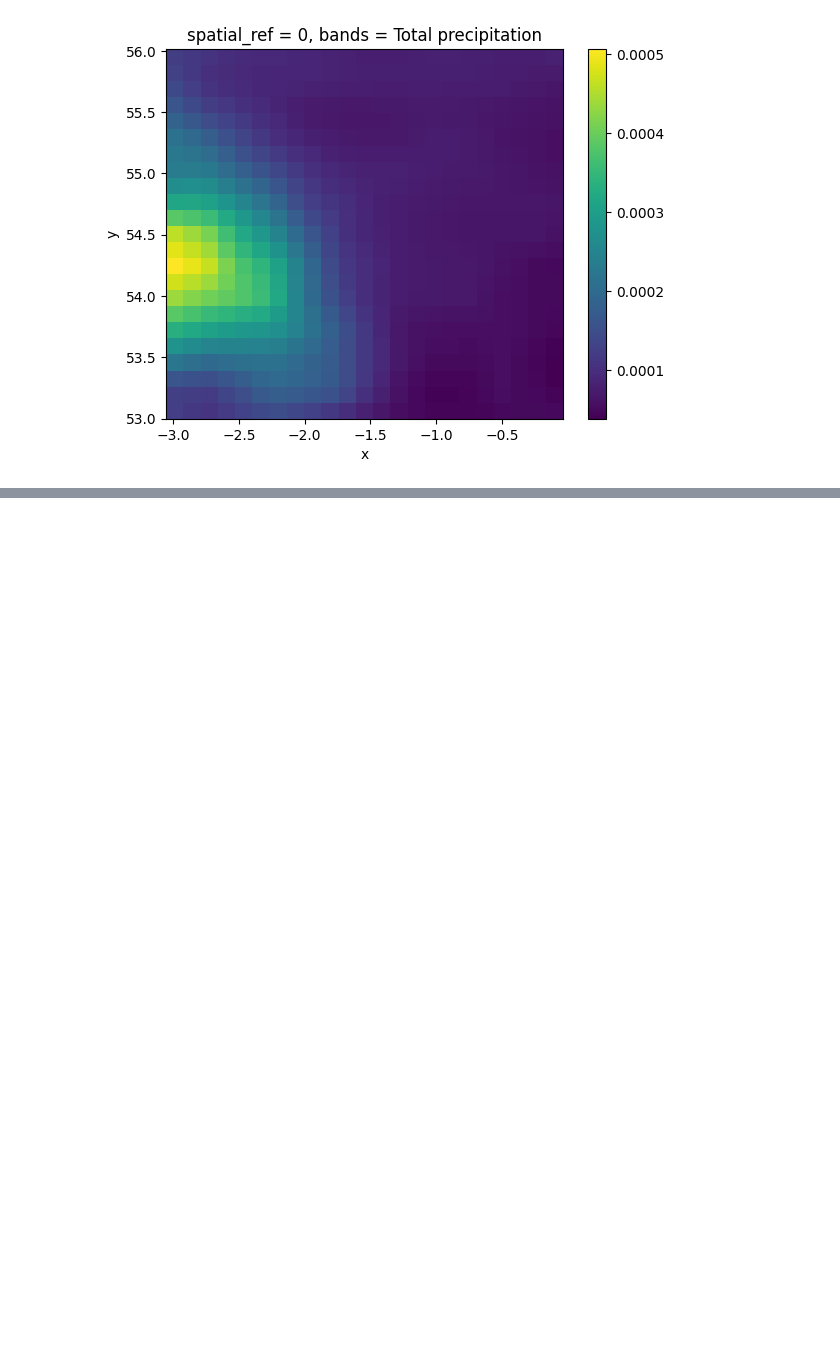
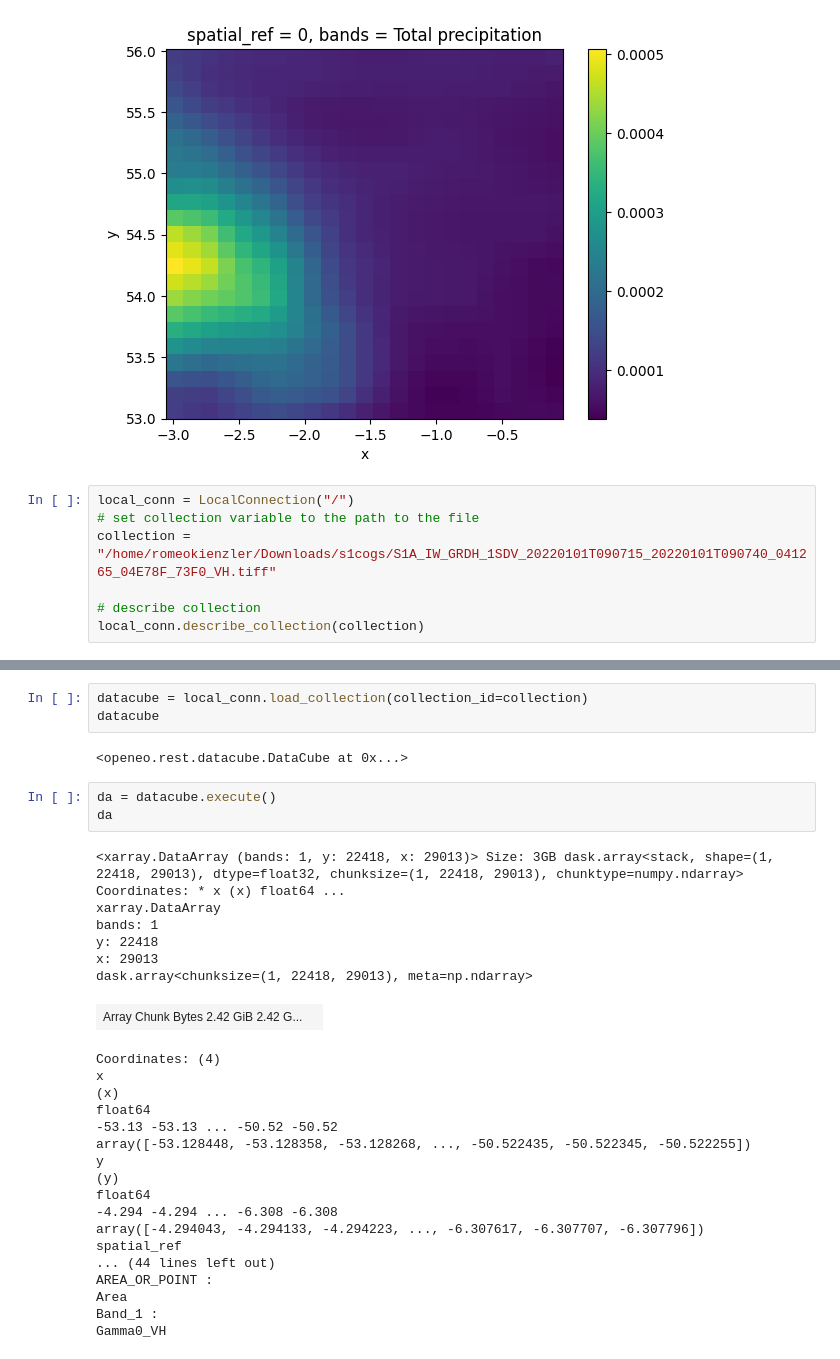
Before and after one commit to IBM/tensorlakehouse-openeo-driver, a Jupyter notebook: tutorials/local_connection.ipynb, the cells around one changed output, grey strips where cells are left out. Drawn from its saved outputs; the diff is of its cells as text; blank space fills up the shorter version.

```diff
--- a/tutorials/local_connection.ipynb
+++ b/tutorials/local_connection.ipynb
@@ -113,3 +113,10 @@ array.isel(bands=0).plot()
 # %% [output]
 <matplotlib.collections.QuadMesh at 0x...>
 [figure]
+# %%
+local_conn = LocalConnection("/")
+# set collection variable to the path to the file
+collection = "/home/romeokienzler/Downloads/s1cogs/S1A_IW_GRDH_1SDV_20220101T090715_20220101T090740_041265_04E78F_73F0_VH.tiff"
+
+# describe collection
+local_conn.describe_collection(collection)
@@ -115,0 +141,33 @@ array.isel(bands=0).plot()
+# %%
+datacube = local_conn.load_collection(collection_id=collection)
+datacube
+# %% [output]
+<openeo.rest.datacube.DataCube at 0x...>
+# %%
+da = datacube.execute()
+da
+# %% [output]
+<xarray.DataArray (bands: 1, y: 22418, x: 29013)> Size: 3GB dask.array<stack, shape=(1, 22418, 29013), dtype=float32, chunksize=(1, 22418, 29013), chunktype=numpy.ndarray> Coordinates: * x (x) float64 ...
+xarray.DataArray
+bands: 1
+y: 22418
+x: 29013
+dask.array<chunksize=(1, 22418, 29013), meta=np.ndarray>
+| Array Chunk Bytes 2.42 GiB 2.42 G... |  |
+Coordinates: (4)
+x
+(x)
+float64
+-53.13 -53.13 ... -50.52 -50.52
+array([-53.128448, -53.128358, -53.128268, ..., -50.522435, -50.522345, -50.522255])
+y
+(y)
+float64
+-4.294 -4.294 ... -6.308 -6.308
+array([-4.294043, -4.294133, -4.294223, ..., -6.307617, -6.307707, -6.307796])
+spatial_ref
+... (44 lines left out)
+AREA_OR_POINT :
+Area
+Band_1 :
+Gamma0_VH
```
Also changed, not shown: parts of 3 cells of this notebook, 12 other files.
